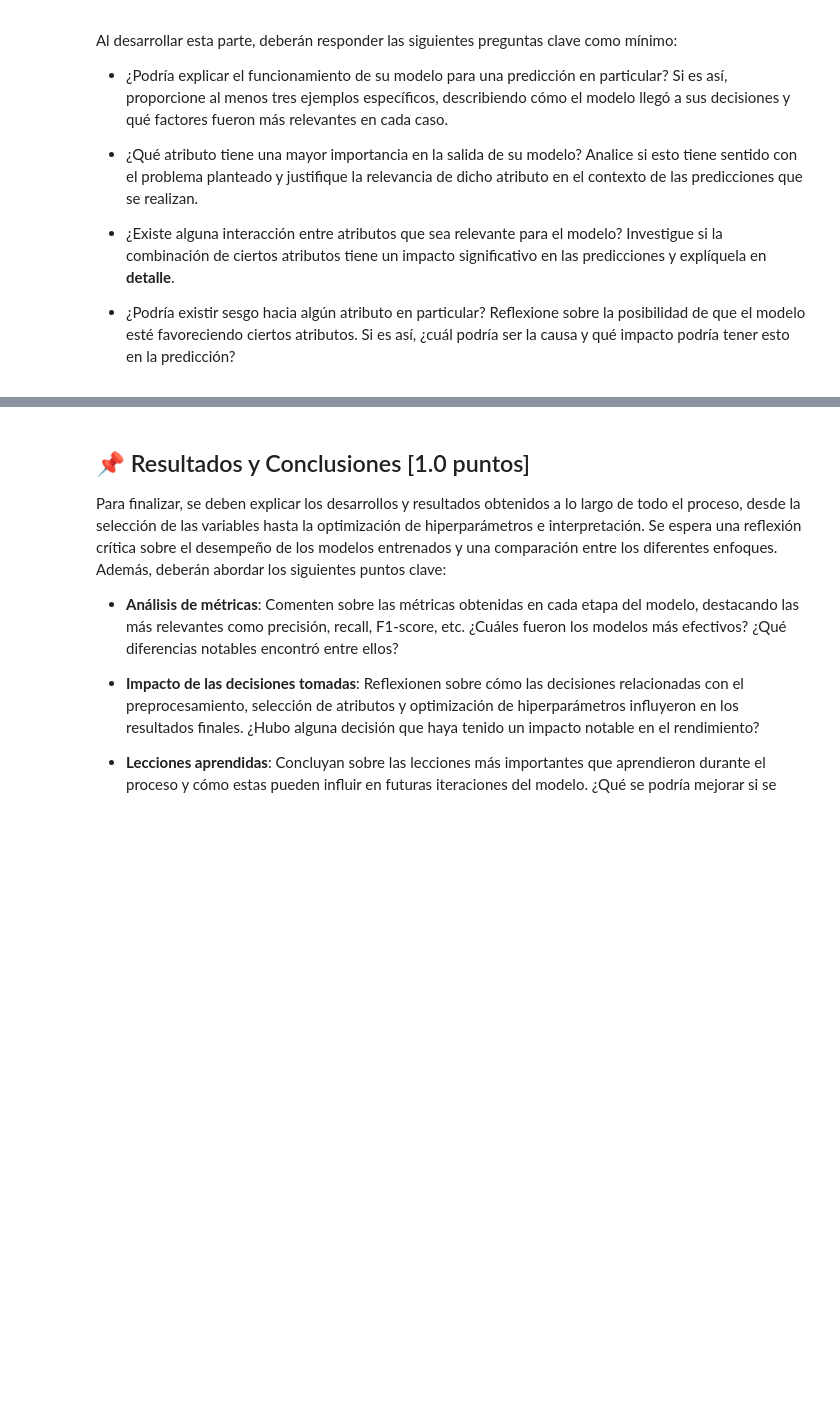
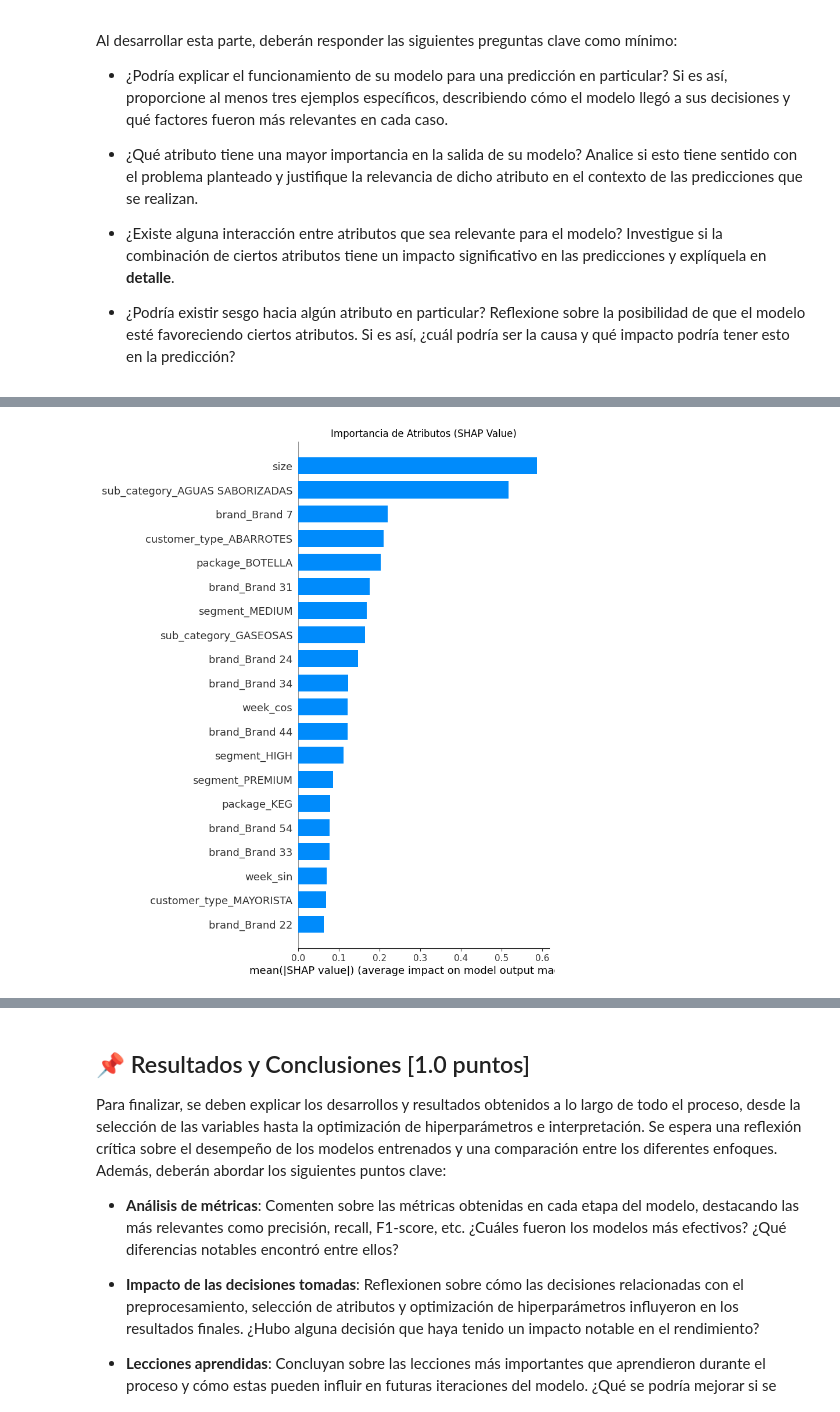
Before and after one commit to rodusflitope/DataScienceLabs, a Jupyter notebook: entrega1/enunciado_entrega1.ipynb, the cells around one changed output, grey strips where cells are left out. Saved outputs shown, nothing was run; the diff lists cells and outputs as text; code cells hidden in the pictures; blank space fills up the shorter version.

```diff
--- a/entrega1/enunciado_entrega1.ipynb
+++ b/entrega1/enunciado_entrega1.ipynb
@@ -187,0 +257,2 @@ Todo proceso llevado a cabo debe estar bien documentado y justificado en el info
+# %%
+clientes = clientes.drop(columns=['X', 'Y'])
@@ -260,0 +578,5 @@ Cada una de estas transformaciones debe ser justificada en función de su releva
+# %%
+fecha_inicio = transacciones['purchase_date'].min()
+fecha_fin = transacciones['purchase_date'].max()
+
+print(f"Rango de fechas en transacciones: {fecha_inicio} a {fecha_fin}")
@@ -337,0 +1202,75 @@ Al desarrollar esta parte, deberán responder las siguientes preguntas clave com
+# %%
+import shap
+
+# Usaremos el mejor pipeline con LGBM optimizado
+best_pipe = optuna_pipe
+
+# Extraer el modelo y el preprocesador del pipeline
+preprocessor = best_pipe.named_steps['prep']
+model = best_pipe.named_steps['clf']
+
+# Transformar los datos de validación para obtener los nombres de las características
+# Usamos una muestra para que SHAP no tarde tanto
+X_val_sample = X_val.sample(10000, random_state=RANDOM_STATE)
+y_val_sample = y_val.loc[X_val_sample.index]
+
+X_val_transformed = preprocessor.transform(X_val_sample)
+feature_names = preprocessor.named_steps['preprocess'].get_feature_names_out()
+
+# Convertir a DataFrame para que SHAP muestre nombres de columnas
+X_val_transformed_df = pd.DataFrame(X_val_transformed.toarray(), columns=feature_names)
+
+# Crear el explainer de SHAP y calcular los valores
+explainer = shap.TreeExplainer(model, feature_perturbation="interventional")
+shap_values = explainer.shap_values(X_val_transformed_df, check_additivity=False)
+
+# Visualización de la importancia global de las características
+print("Importancia global de las características (SHAP):")
+shap.summary_plot(shap_values, X_val_transformed_df, plot_type="bar", show=False)
+plt.title("Importancia de Atributos (SHAP Value)")
+plt.show()
+
+print("\nDistribución de la influencia de cada característica:")
+shap.summary_plot(shap_values, X_val_transformed_df, show=False)
+plt.show()
+
+# Análisis de predicciones individuales
+print("\nAnálisis de predicciones individuales:")
+
+# Obtenemos los shap_values como un objeto que contiene toda la info necesaria
+shap_values_obj = explainer(X_val_transformed_df)
+
+# Obtenemos las probabilidades para encontrar los índices de interés
+y_probs = model.predict_proba(X_val_transformed_df)[:, 1]
+
+# caso donde el modelo predijo una alta probabilidad de compra
+high_prob_idx = np.argmax(model.predict_proba(X_val_transformed_df)[:, 1])
+print(f"\n--- Ejemplo 1: Predicción con alta probabilidad de compra (Índice: {high_prob_idx}) ---")
+# La función waterfall_plot ahora toma el objeto SHAP de la instancia que queremos explicar
+shap.waterfall_plot(shap_values_obj[high_prob_idx], show=False)
+plt.title(f"Explicación para la predicción del registro {high_prob_idx}")
+plt.show()
+
+# caso donde el modelo predijo una baja probabilidad de compra
+low_prob_idx = np.argmin(model.predict_proba(X_val_transformed_df)[:, 1])
+print(f"\n--- Ejemplo 2: Predicción con baja probabilidad de compra (Índice: {low_prob_idx}) ---")
+shap.waterfall_plot(shap_values_obj[low_prob_idx], show=False)
+plt.title(f"Explicación para la predicción del registro {low_prob_idx}")
+plt.show()
+
+#Un caso de predicción incierta (probabilidad cercana a 0.5)
+mid_prob_idx = np.argmin(np.abs(y_probs - 0.5))
+print(f"\n--- Ejemplo 3: Predicción incierta o de confianza media (Índice: {mid_prob_idx}) ---")
+shap.waterfall_plot(shap_values_obj[mid_prob_idx], show=False)
+plt.title(f"Explicación para la predicción del registro {mid_prob_idx}")
+plt.show()
+
+# Análisis de interacciones
+print("\nAnálisis de interacciones entre características:")
+shap.dependence_plot("size", shap_values, X_val_transformed_df, interaction_index="sub_category_GASEOSAS", show=False)
+plt.show()
+
+print("\n--- Interacción entre 'week_cos' y 'sub_category_GASEOSAS' ---")
+shap.dependence_plot("week_cos", shap_values, X_val_transformed_df, interaction_index="sub_category_GASEOSAS", show=False)
+plt.show()
+# %% [output]
@@ -337,0 +1278 @@ Al desarrollar esta parte, deberán responder las siguientes preguntas clave com
+[figure, added]
```
Also changed, not shown: parts of 55 cells of this notebook.
